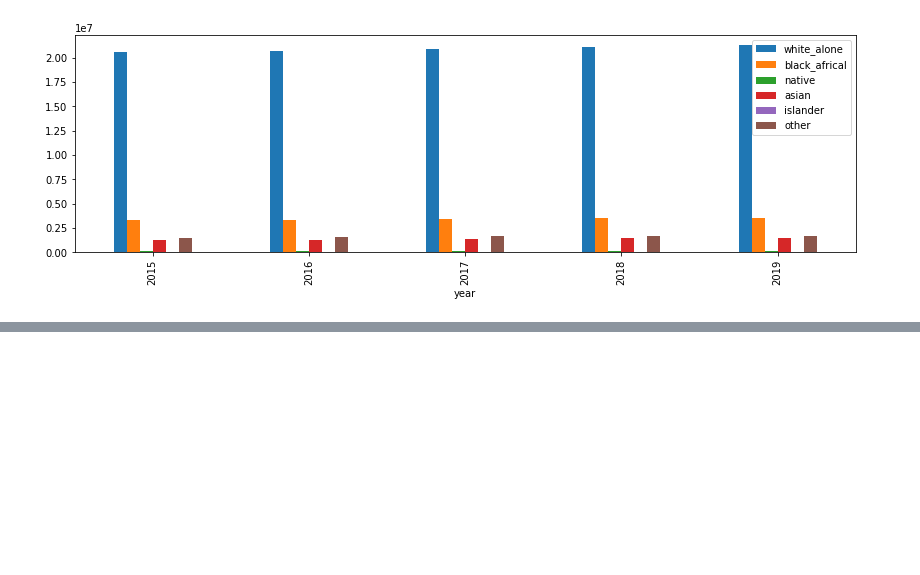
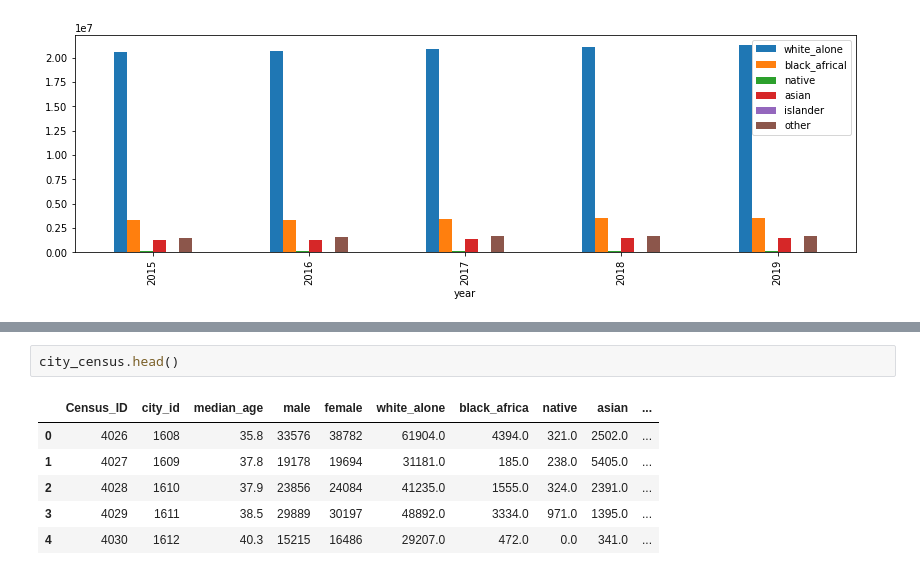
Before and after one commit to sundarp17/Housing, a Jupyter notebook: Housing.ipynb, the cells around one changed output, grey strips where cells are left out. Cells and saved outputs as stored; diff of their text form; blank space fills up the shorter version.

```diff
--- a/Housing.ipynb
+++ b/Housing.ipynb
@@ -198,0 +231,9 @@ plt.show()
+# %%
+city_census.head()
+# %% [output]
+|  | Census_ID | city_id | median_age | male | female | white_alone | black_africa | native | asian | ... |
+| 0 | 4026 | 1608 | 35.8 | 33576 | 38782 | 61904.0 | 4394.0 | 321.0 | 2502.0 | ... |
+| 1 | 4027 | 1609 | 37.8 | 19178 | 19694 | 31181.0 | 185.0 | 238.0 | 5405.0 | ... |
+| 2 | 4028 | 1610 | 37.9 | 23856 | 24084 | 41235.0 | 1555.0 | 324.0 | 2391.0 | ... |
+| 3 | 4029 | 1611 | 38.5 | 29889 | 30197 | 48892.0 | 3334.0 | 971.0 | 1395.0 | ... |
+| 4 | 4030 | 1612 | 40.3 | 15215 | 16486 | 29207.0 | 472.0 | 0.0 | 341.0 | ... |
```
Also changed, not shown: parts of 13 cells of this notebook.
